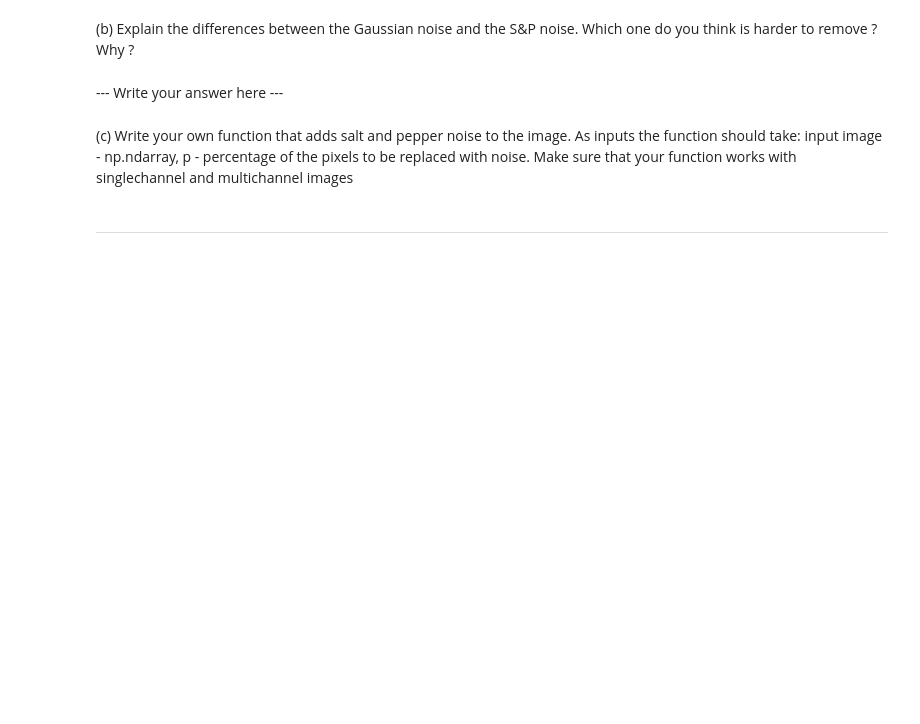
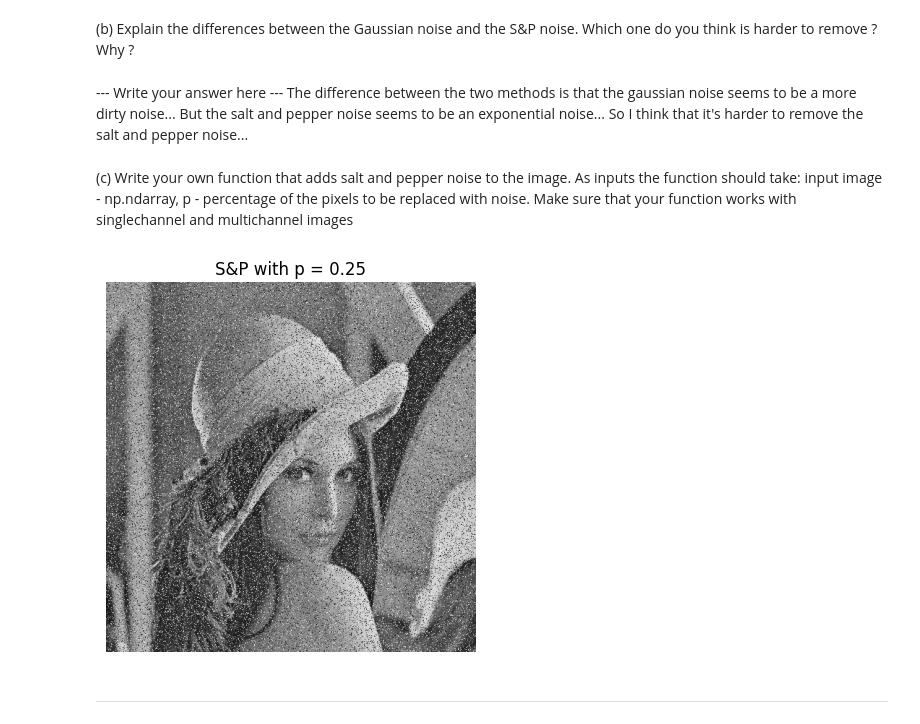
Before and after one commit to Arkanthara/digital_image_processing, a Jupyter notebook: TP1-Basics.ipynb, the cells around one changed output. Saved outputs shown, nothing was run; the diff lists cells and outputs as text; code cells hidden in the pictures; blank space fills up the shorter version.

```diff
--- a/TP1-Basics.ipynb
+++ b/TP1-Basics.ipynb
@@ -413,12 +434,37 @@ plt.show()
 (b) Explain the differences between the Gaussian noise and the S&P noise. Which one do you think is harder to remove ? Why ?
 # %% [markdown]
 --- Write your answer here ---
+The difference between the two methods is that the gaussian noise seems to be a more dirty noise... But the salt and pepper noise seems to be an exponential noise... So I think that it's
+harder to remove the salt and pepper noise...
 # %% [markdown]
 (c) Write your own function that adds salt and pepper noise to the image. As inputs the function should take: input image - np.ndarray, p - percentage of the pixels to be replaced with noise. Make sure that your function works with singlechannel and multichannel images
 # %%
-import numpy as np
-def add_salt_and_pepper(im_input: np.ndarray, p: float) -> np.ndarray:
-    pass
+import random
+
+def add_salt_and_pepper(im_input: np.ndarray, p: float):
+    if im_input.shape[2] == 3:
+        img = sk.color.rgb2gray(im_input)
+    else:
+        img = im_input
+    rows, columns = img.shape
+    random = np.random.binomial(1, 1 - p, (rows, columns))
+    img = img * random
+    for i in np.arange(rows):
+        for j in np.arange(columns):
+            if img[i, j] == 0:
+                img[i, j] = np.random.random()
+    random_tab = np.random.rand(rows, columns)
+    random_tab = random * random_tab
+
+    plt.figure()
+    plt.imshow(img, cmap='gray')
+    plt.axis('off')
+    plt.title(f'S&P with p = {p}')
+    plt.show()
+
+add_salt_and_pepper(lena, 0.25)
+# %% [output]
+[figure, added]
 # %% [markdown]
 ---
 # %% [markdown]
```
Also changed, not shown: parts of 8 cells of this notebook.
